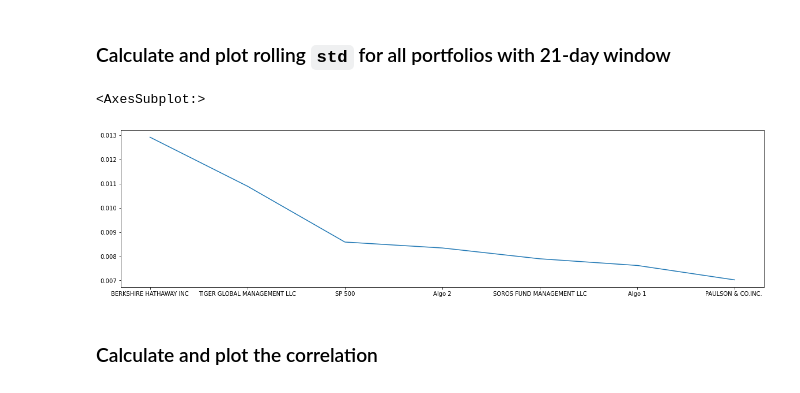
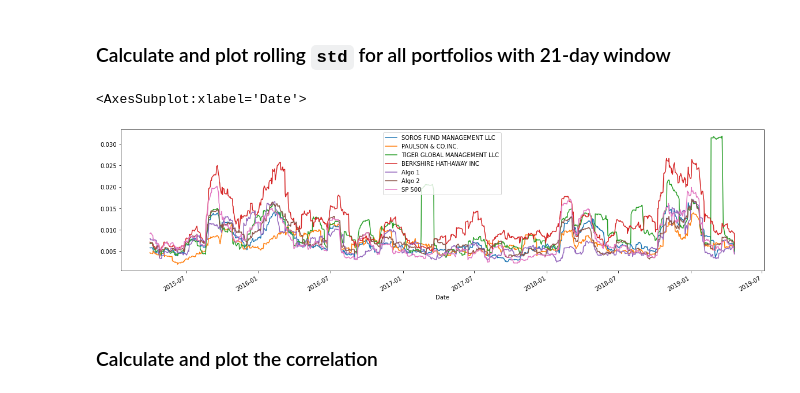
Before and after one commit to Olegreg762/FintechBootcamp, a Jupyter notebook: pandas_homework/Instructions/Starter_Code/whale_analysis.ipynb, the cells around one changed output. Drawn from its saved outputs; the diff is of its cells as text; code cells hidden in the pictures.

```diff
--- a/pandas_homework/Instructions/Starter_Code/whale_analysis.ipynb
+++ b/pandas_homework/Instructions/Starter_Code/whale_analysis.ipynb
@@ -322,12 +322,12 @@ Risk changes over time. Analyze the rolling statistics for Risk and Beta.
 ### Calculate and plot rolling `std` for all portfolios with 21-day window
 # %%
 # Calculate the rolling standard deviation for all portfolios using a 21-day window
-daily_std.rolling(window=21)
+rolling_21 = combined_returns.rolling(window=21).std()
 # Plot the rolling standard deviation
-daily_std.plot(figsize=(20, 5))
+rolling_21.plot(figsize=(20, 5))
 # %% [output]
-<AxesSubplot:>
+<AxesSubplot:xlabel='Date'>
-[figure, old version]
+[figure, new version]
 # %% [markdown]
 ### Calculate and plot the correlation
 # %%
```
Also changed, not shown: parts of 5 cells of this notebook.
